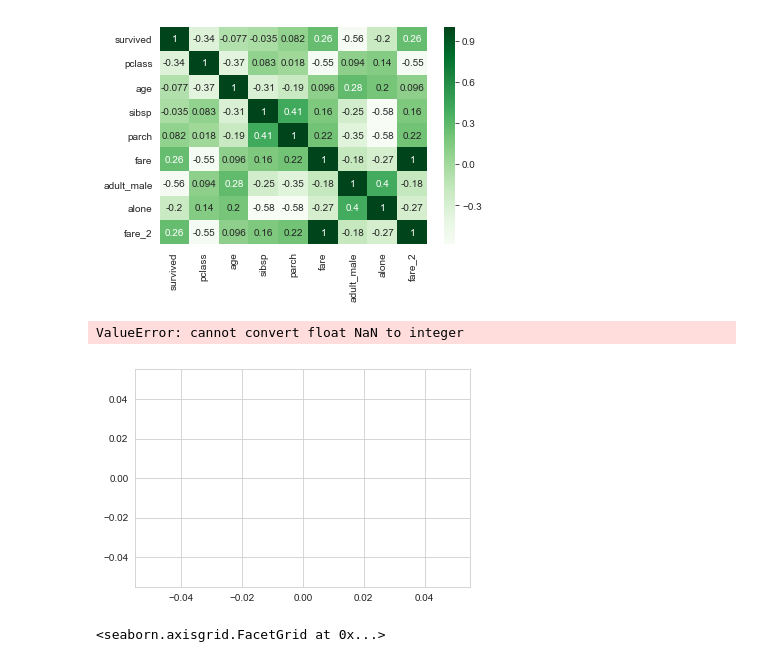
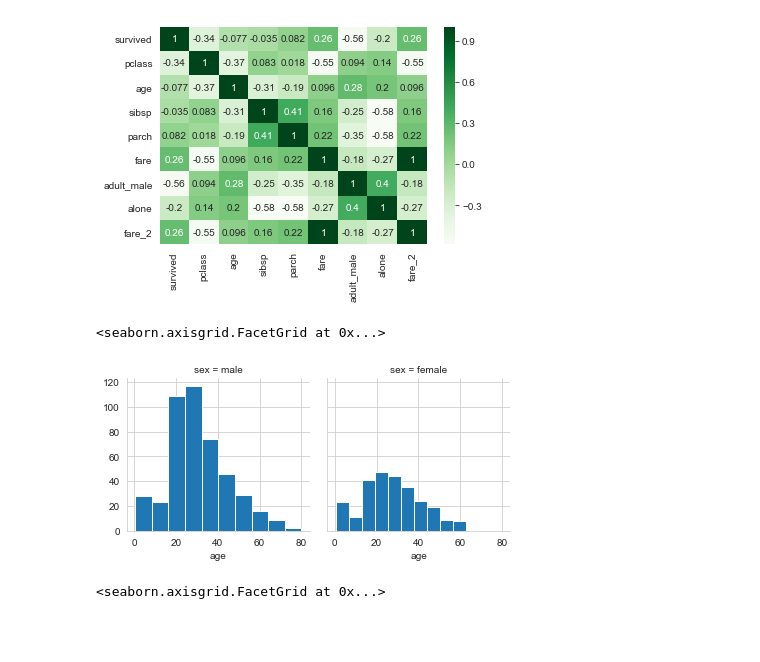
Before and after one commit to btrentini/python_practice, a Jupyter notebook: data_science_bootcamp/Python-for-Data-Visualization/Seaborn/Seaborn Exercises .ipynb, the cells around one changed output. Drawn from its saved outputs; the diff is of its cells as text; code cells hidden in the pictures; blank space fills up the shorter version.

Commit message:
More on Data Viz Exercises

```diff
--- a/data_science_bootcamp/Python-for-Data-Visualization/Seaborn/Seaborn Exercises .ipynb
+++ b/data_science_bootcamp/Python-for-Data-Visualization/Seaborn/Seaborn Exercises .ipynb
@@ -126,12 +126,13 @@ sns.heatmap(titanic.corr(),annot=True, cmap='Greens')
 # %%
 # CODE HERE
 # REPLICATE EXERCISE PLOT IMAGE BELOW
 # BE CAREFUL NOT TO OVERWRITE CELL BELOW
 # THAT WOULD REMOVE THE EXERCISE PLOT IMAGE!
-sns.distplot(titanic['age'],hist=True)
+g = sns.FacetGrid(data=titanic,col='sex')
+g.map(plt.hist,'age')
 # %% [output]
-ValueError: cannot convert float NaN to integer
+<seaborn.axisgrid.FacetGrid at 0x...>
-[figure, old version]
+[figure, new version]
 # %%
 # %% [output]
 <seaborn.axisgrid.FacetGrid at 0x...>
```
